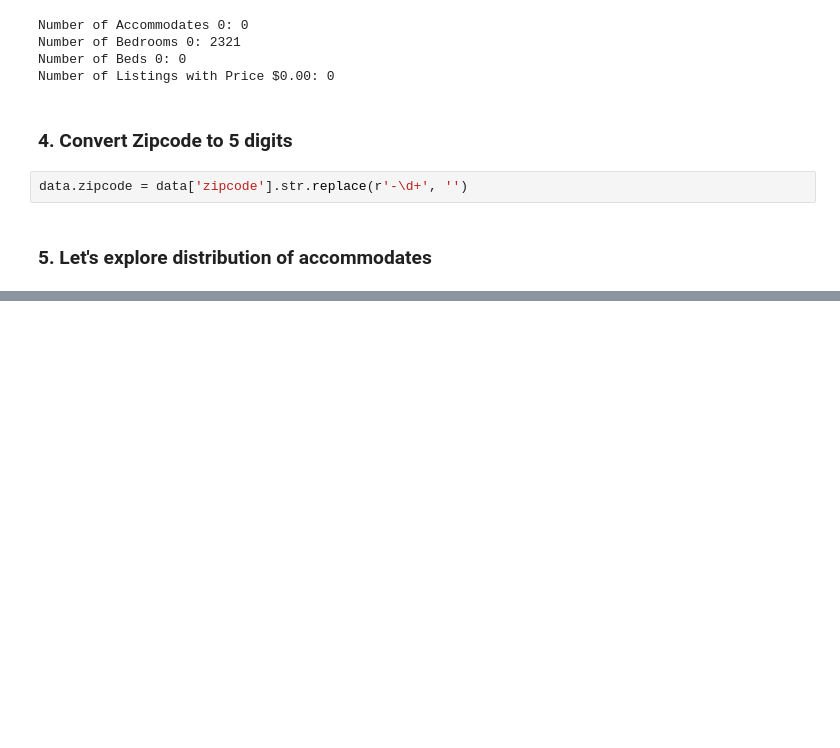
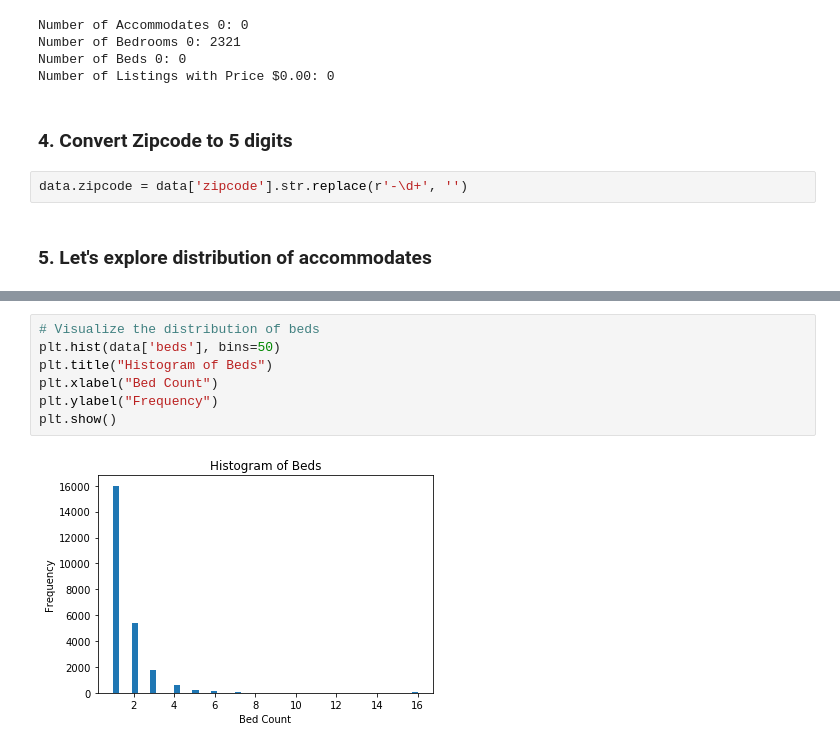
Before and after one commit to LottWong/Business-Analysis, a Jupyter notebook: Data Cleaning&Processing/data-clean.ipynb, the cells around one changed output, grey strips where cells are left out. Drawn from its saved outputs; the diff is of its cells as text; blank space fills up the shorter version.

```diff
--- a/Data Cleaning&Processing/data-clean.ipynb
+++ b/Data Cleaning&Processing/data-clean.ipynb
@@ -149,0 +180,9 @@ data.groupby(['accommodates']).agg('count')
+# %%
+# Visualize the distribution of beds
+plt.hist(data['beds'], bins=50)
+plt.title("Histogram of Beds")
+plt.xlabel("Bed Count")
+plt.ylabel("Frequency")
+plt.show()
+# %% [output]
+[figure, added]
```
Also changed, not shown: parts of 28 cells of this notebook, 1 other file.
